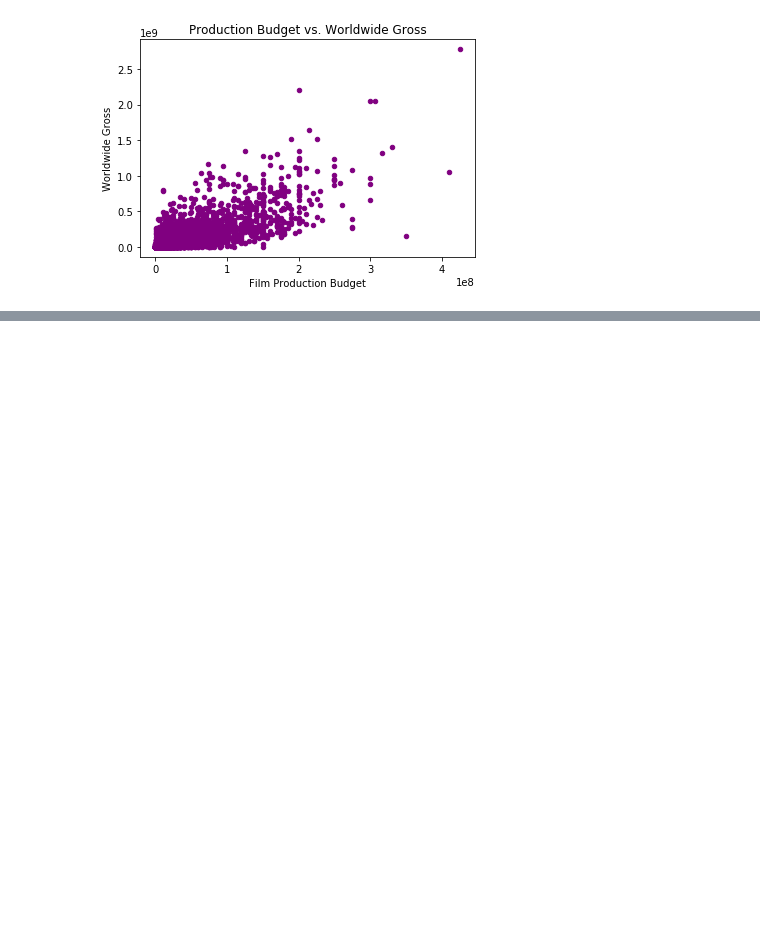
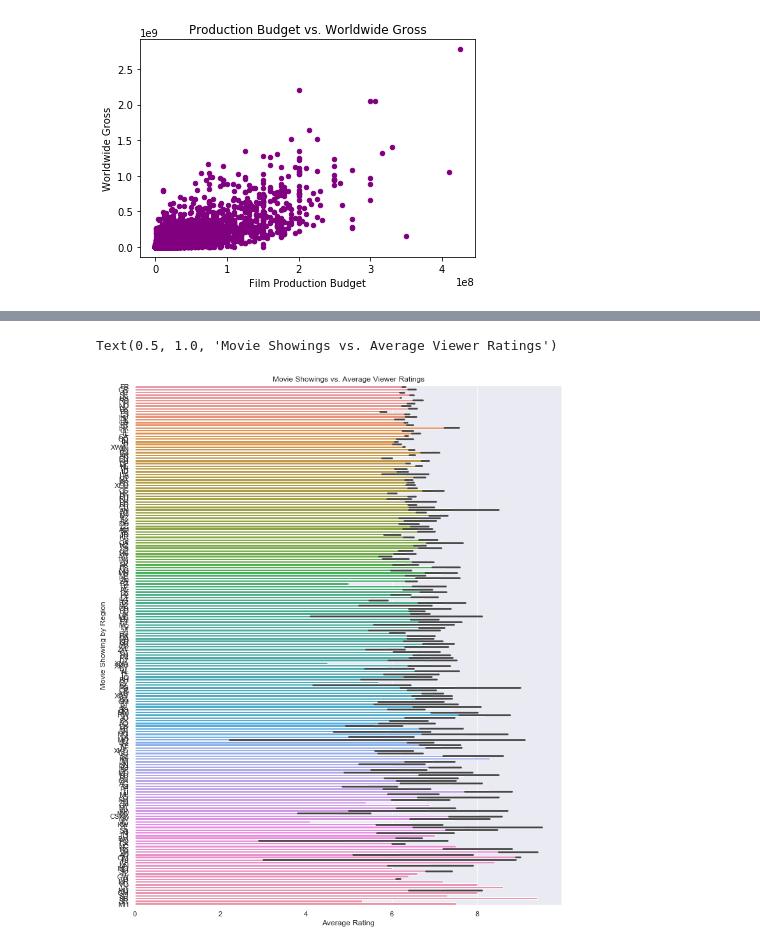
Before and after one commit to EricaSG/dsc-mod-1-project-v2-1-onl01-dtsc-ft-041320, a Jupyter notebook: student.ipynb, the cells around one changed output, grey strips where cells are left out. Drawn from its saved outputs; the diff is of its cells as text; code cells hidden in the pictures; blank space fills up the shorter version.

Commit message:
3rd update, Round 2 Analysis: added graph

```diff
--- a/student.ipynb
+++ b/student.ipynb
@@ -734,0 +737,6 @@ plt.show()
+# %%
+imdb_ratings_basics_df = imdb_ratings_basics_df.rename(columns = {'primary_title' : 'title'})
+#Rename 'primary_title' to 'title' inorder to merge imdb_ratings_basics_df and imdb_titlea_df
+# %%
+titleakas_ratings_df = imdb_titlea_df.merge(imdb_ratings_basics_df) #Merge Title AKAs and IMDB Ratings by "title" column
+titleakas_ratings_df.head()
@@ -734,0 +750,10 @@ plt.show()
+# %%
+#Plot Regions Movies Were Shown in by Average Ratinga
+sns.set(rc={'figure.figsize':(12,15)})
+region_vs_ratings = sns.barplot(x='averagerating', y='region', data=titleakas_ratings_df)
+plt.ylabel('Movie Showing by Region')
+plt.xlabel('Average Rating')
+plt.title('Movie Showings vs. Average Viewer Ratings')
+# %% [output]
+Text(0.5, 1.0, 'Movie Showings vs. Average Viewer Ratings')
+[figure, added]
```
Also changed, not shown: parts of 4 cells of this notebook.
